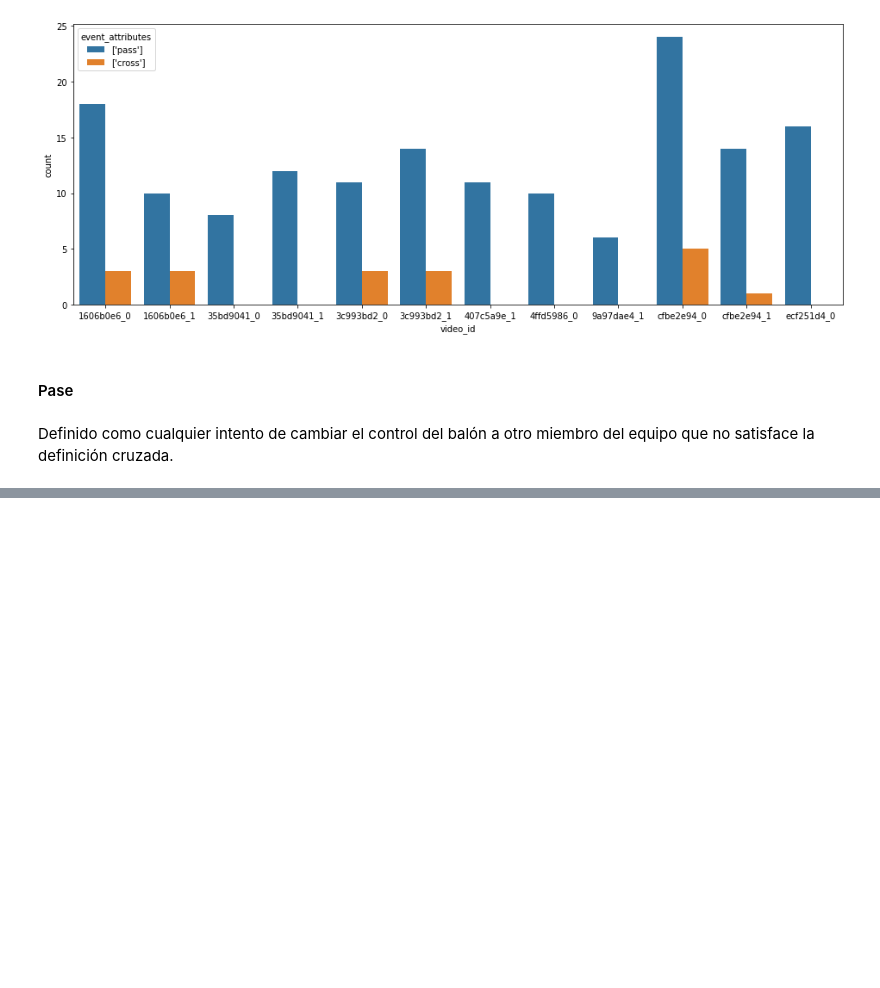
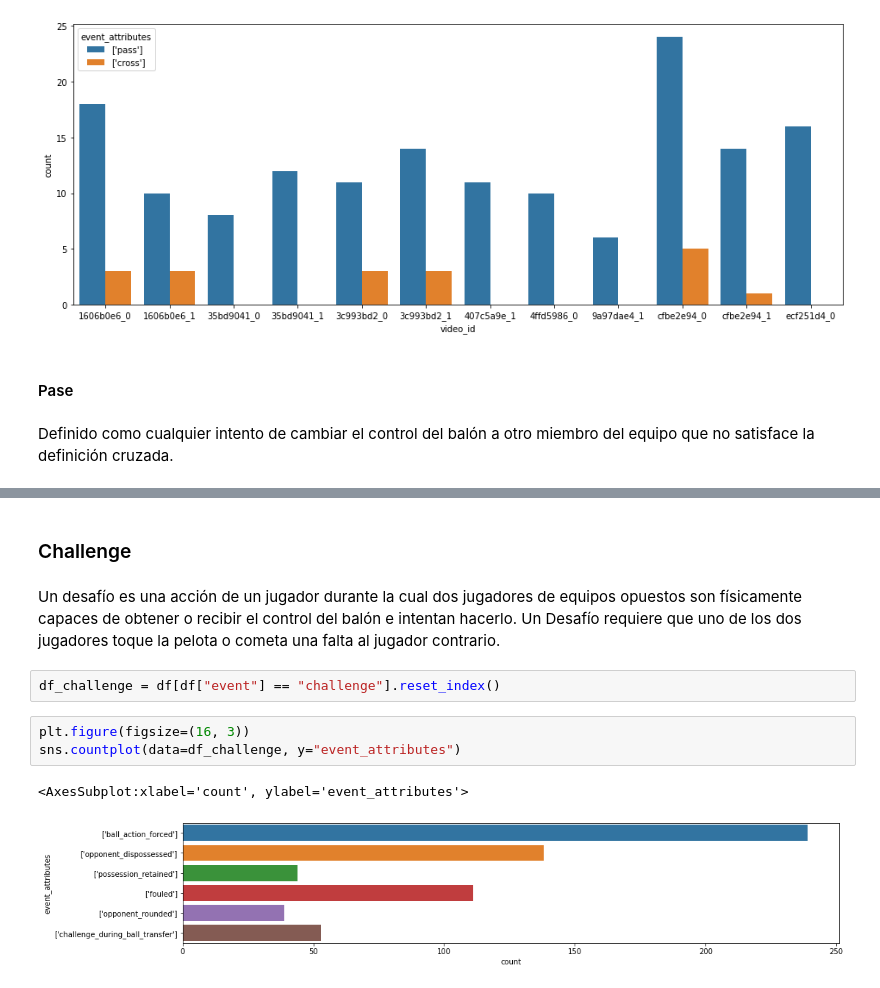
Before and after one commit to Mar19845/detection_passes_football, a Jupyter notebook: Proyecto_DS.ipynb, the cells around one changed output, grey strips where cells are left out. Cells and saved outputs as stored; diff of their text form; blank space fills up the shorter version.

```diff
--- a/Proyecto_DS.ipynb
+++ b/Proyecto_DS.ipynb
@@ -177,0 +280,12 @@ print(os.listdir("../detection_passes_football/videos/"))
+# %% [markdown]
+### Challenge
+# %% [markdown]
+Un desafío es una acción de un jugador durante la cual dos jugadores de equipos opuestos son físicamente capaces de obtener o recibir el control del balón e intentan hacerlo. Un Desafío requiere que uno de los dos jugadores toque la pelota o cometa una falta al jugador contrario.
+# %%
+df_challenge = df[df["event"] == "challenge"].reset_index()
+# %%
+plt.figure(figsize=(16, 3))
+sns.countplot(data=df_challenge, y="event_attributes")
+# %% [output]
+<AxesSubplot:xlabel='count', ylabel='event_attributes'>
+[figure, added]
```
Also changed, not shown: parts of 43 cells of this notebook, 11 other files.
